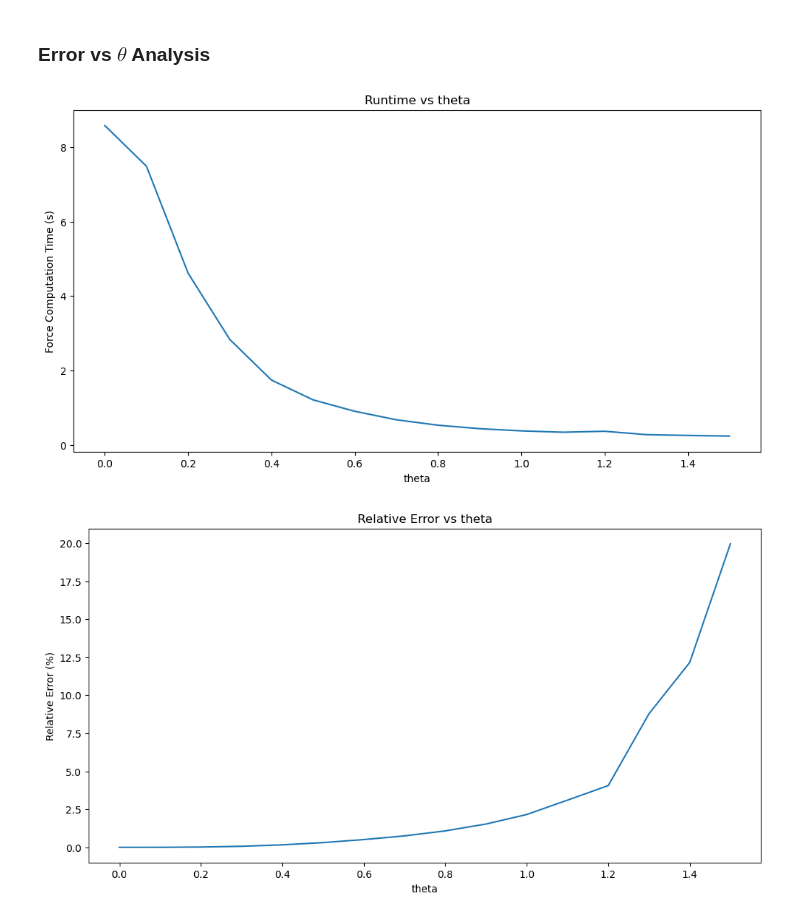
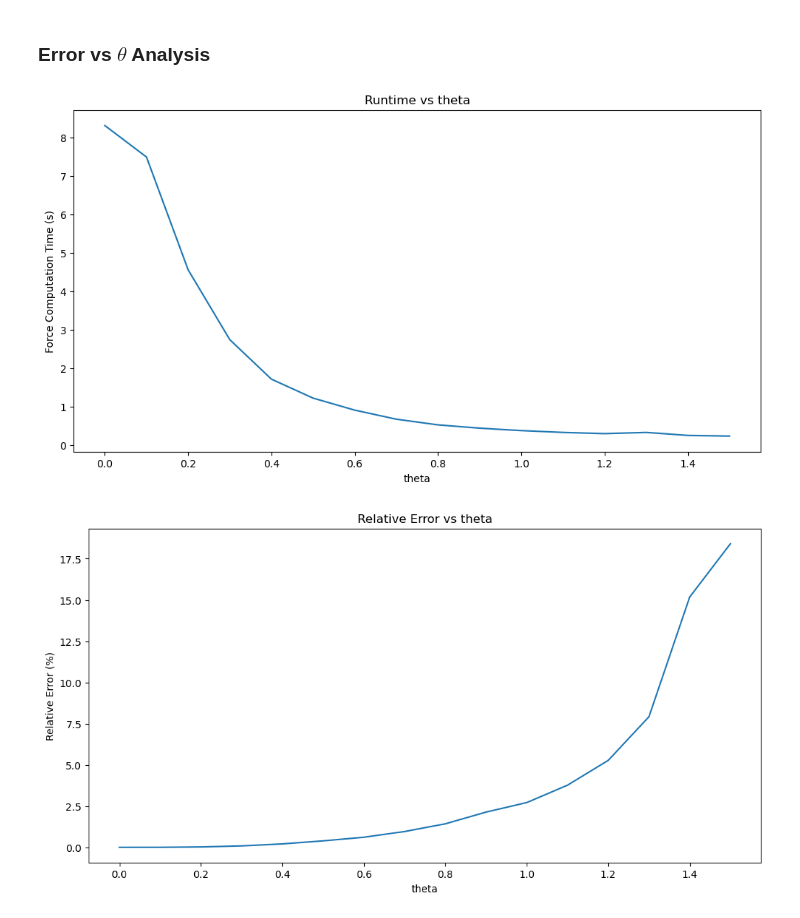
Before and after one commit to whuang259/Math714Project, a Jupyter notebook: nbody-simulation.ipynb, the cells around one changed output. Cells and saved outputs as stored; diff of their text form; code cells hidden in the pictures.

```diff
--- a/nbody-simulation.ipynb
+++ b/nbody-simulation.ipynb
@@ -314,8 +315,8 @@ class NBodySimulation:
     def plot_energy(self, filename=None):
         t = np.arange(self.steps) * self.dt
         plt.plot(t, self.energy_hist)
-        plt.xlabel("Time")
-        plt.ylabel("Total Energy")
+        plt.xlabel("Time (s)")
+        plt.ylabel("Total Energy (J)")
         plt.title("Energy vs Time")
 
         if filename is not None:
@@ -326,8 +327,8 @@ class NBodySimulation:
     def plot_ang_mom(self, filename=None):
         t = np.arange(self.steps) * self.dt
         plt.plot(t, self.ang_mom_hist)
-        plt.xlabel("Time")
-        plt.ylabel("Angular Momentum Magnitude")
+        plt.xlabel("Time (s)")
+        plt.ylabel("Total Angular Momentum (kg m^2/s)")
         plt.title("Angular Momentum vs Time")
 
         if filename is not None:
@@ -488,8 +489,6 @@ for n in [20,40,80,160]:
 # %% [markdown]
 ### Runtime Analysis
 # %%
-from time import time
-
 direct_time = []
 BH_time = []
 err = []
@@ -500,11 +499,9 @@ positions = []
 masses = []
 
 for N in Ns:
-    while len(positions) < N:
-        p = 0.5 * (np.random.rand(3) * AU + AU)
-        mass = 0.5 * (np.random.rand() * SM + SM)
-        positions.append(p)
-        masses.append(mass)
+    bodies = generate_random_bodies(N, seed=N)
+    positions = [b.position for b in bodies]
+    masses = [b.mass for b in bodies]
 
     t0 = time()
     F_exact = DirectForceCalculator.compute_accelerations(positions, masses)
@@ -548,39 +545,36 @@ times = []
 exact = None
 errs = []
 
-positions = []
-masses = []
-for i in range(1000):
-        p = 0.5 * (np.random.rand(3) * AU + AU)
-        mass = 0.5 * (np.random.rand() * SM + SM)
-        positions.append(p)
-        masses.append(mass)
+n = 1000
+bodies = generate_random_bodies(n, seed=n)
+positions = [b.position for b in bodies]
+masses = [b.mass for b in bodies]
 
 for theta in thetas:
     t1 = time()
     F_approx = BarnesHutForceCalculator.compute_accelerations(positions, masses, theta)
     t2 = time()
     times.append(t2 - t1)
 
     if theta == 0:
         exact = F_approx
     errs.append(np.linalg.norm(exact - F_approx)/np.linalg.norm(exact) * 100)
 
 fig, ax = plt.subplots(1, 1, figsize=(12,6))
 plt.plot(thetas, times)
 plt.xlabel("theta")
 plt.ylabel("Force Computation Time (s)")
 plt.title("Runtime vs theta")
 plt.savefig("Runtime vs theta", dpi=300, bbox_inches="tight")
 plt.show()
 
 fig, ax = plt.subplots(1, 1, figsize=(12,6))
 plt.plot(thetas, errs)
 plt.xlabel("theta")
 plt.ylabel("Relative Error (%)")
 plt.title("Relative Error vs theta")
 plt.savefig("Error vs theta", dpi=300, bbox_inches="tight")
 plt.show()
 # %% [output]
-[figure, old version]
+[figure, new version]
-[figure, old version]
+[figure, new version]
```
Also changed, not shown: parts of 3 cells of this notebook, 4 other files.
